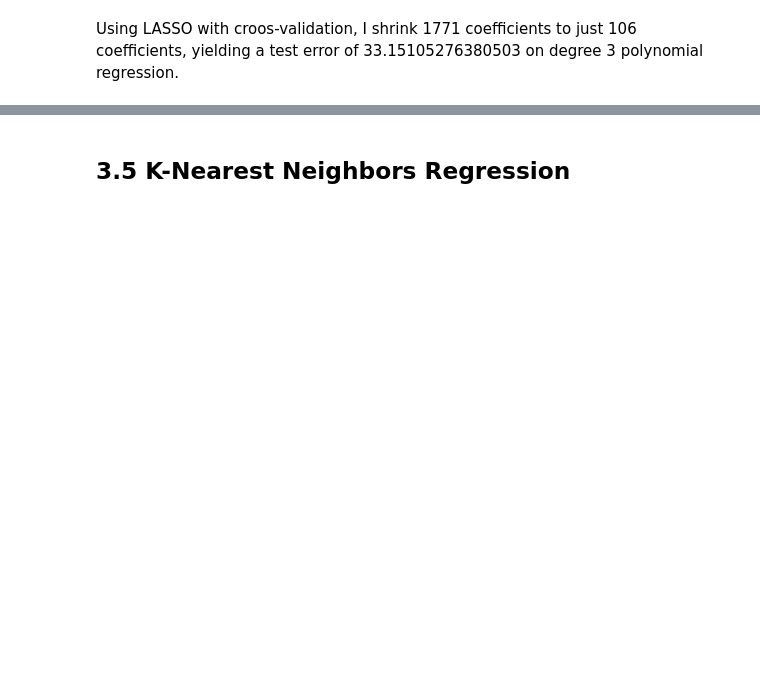
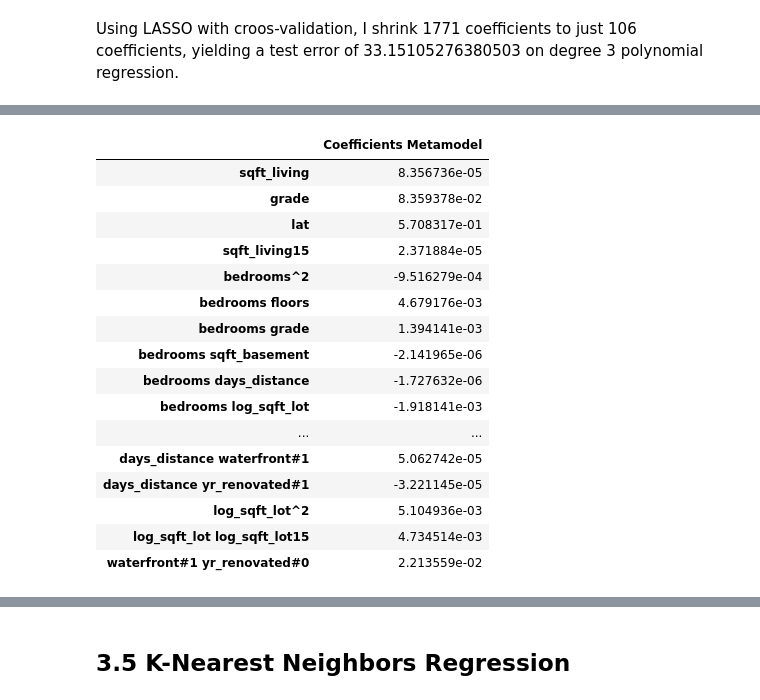
Before and after one commit to CoolGIRLCOCO/Kaggle-Examples, a Jupyter notebook: Apply Regression Methods on House Prices Prediction(Part 2).ipynb, the cells around one changed output, grey strips where cells are left out. Drawn from its saved outputs; the diff is of its cells as text; code cells hidden in the pictures; blank space fills up the shorter version.

```diff
--- a/Apply Regression Methods on House Prices Prediction(Part 2).ipynb
+++ b/Apply Regression Methods on House Prices Prediction(Part 2).ipynb
@@ -742,2 +810,75 @@ R2 is: 0.7878939377604451
 # %% [markdown]
 Using LASSO with croos-validation, I shrink 1771 coefficients to just 106 coefficients, yielding a test error of 33.15105276380503 on degree 3 polynomial regression.
+# %%
+from sklearn.linear_model import LinearRegression
+from sklearn.model_selection import train_test_split
+from sklearn.linear_model import Ridge, RidgeCV, Lasso, LassoCV
+from sklearn.linear_model import (RandomizedLasso, LassoLarsCV)
+from sklearn.preprocessing import PolynomialFeatures
+from sklearn.preprocessing import PolynomialFeatures
+
+######################### 5-FOLD CV applied on degree 3 polynomial regression model #########################
+
+data = pd.read_csv('kc_house_data_after_data_preparation.csv')
+data.shape#21610 x 20
+# Create dummy variables for categorical variables
+categorial_cols = ['waterfront', 'yr_renovated']
+
+for cc in categorial_cols:
+    dummies = pd.get_dummies(data[cc], drop_first=False)
+    dummies = dummies.add_prefix("{}#".format(cc))
+    data.drop(cc, axis=1, inplace=True)
+    data = data.join(dummies)
+data = data.drop(["Unnamed: 0"],axis = 1)
+data.dtypes.index
+
+traindata, testdata = train_test_split(data, random_state=0,train_size = 0.8)
+
+
+feature_Poly = ['bedrooms', 'bathrooms', 'sqft_living', 'floors', 'view',
+       'condition', 'grade', 'sqft_above', 'sqft_basement', 'yr_built', 'lat',
+       'long', 'sqft_living15', 'days_distance', 'log_sqft_lot',
+       'log_sqft_lot15', 'waterfront#0', 'waterfront#1', 'yr_renovated#0',
+       'yr_renovated#1']
+poly = PolynomialFeatures(degree=2)
+X_train_poly = poly.fit_transform(traindata.as_matrix(columns = feature_Poly))
+X_test_poly = poly.fit_transform(testdata.as_matrix(columns = feature_Poly))
+y_train = traindata.as_matrix(columns = ['log(price)'])
+y_test = testdata.as_matrix(columns = ['log(price)'])
+X_poly_feature_name = poly.get_feature_names(feature_Poly)
+#print(X_poly_feature_name)
+len(X_poly_feature_name)#1771
+
+df_poly = pd.DataFrame(X_train_poly, columns=X_poly_feature_name)
+#print(df_poly.head())
+
+model1 = LassoCV(cv=5,verbose=0,normalize=True,eps=0.001,n_alphas=100, tol=0.0001,max_iter=5000)
+model1.fit(X_train_poly,y_train)
+exp_y_pred = np.exp(model1.predict(X_test_poly))
+exp_y_test = np.exp(y_test)
+
+
+RMSE1=np.sqrt(mean_squared_error(exp_y_pred,exp_y_test))
+
+print('best Lambda is: ' ,model1.alpha_) # get the best alpha
+#print 'number of non zero weigths is: ' ,np.count_nonzero(model.coef_) # number of non zero weights
+print('test error (RMSE) is:' ,RMSE1)
+
+#exp_y_pred
+#exp_y_test
+exp_y_test2=np.asarray([x[0] for x in exp_y_test])
+
+SS_Residual = sum((exp_y_pred-exp_y_test2)**2)
+SS_Total = sum((exp_y_test2-np.mean(exp_y_test2))**2)
+R2TestLASSO = 1 - SS_Residual/SS_Total
+#print('R2 is:', ridgeCV.score(X_test_poly, testdata.as_matrix(columns = ['log(price)'])))
+print('R2 is:', R2TestLASSO)
+
+rmse_5Fold_lasso_poly2 = RMSE1
+r2_5Fold_lasso_poly2 = R2TestLASSO
+
+coeff1 = pd.DataFrame(model1.coef_,index=df_poly.columns, columns=['Coefficients Metamodel'])
+
+#Printing only the non-zero coefficients of the metamodel
+coeff1[coeff1['Coefficients Metamodel']!=0]
+# %% [output]
@@ -743,0 +888,17 @@ Using LASSO with croos-validation, I shrink 1771 coefficients to just 106 coeffi
+|  | Coefficients Metamodel |
+| sqft_living | 8.356736e-05 |
+| grade | 8.359378e-02 |
+| lat | 5.708317e-01 |
+| sqft_living15 | 2.371884e-05 |
+| bedrooms^2 | -9.516279e-04 |
+| bedrooms floors | 4.679176e-03 |
+| bedrooms grade | 1.394141e-03 |
+| bedrooms sqft_basement | -2.141965e-06 |
+| bedrooms days_distance | -1.727632e-06 |
+| bedrooms log_sqft_lot | -1.918141e-03 |
+| ... | ... |
+| days_distance waterfront#1 | 5.062742e-05 |
+| days_distance yr_renovated#1 | -3.221145e-05 |
+| log_sqft_lot^2 | 5.104936e-03 |
+| log_sqft_lot log_sqft_lot15 | 4.734514e-03 |
+| waterfront#1 yr_renovated#0 | 2.213559e-02 |
```
Also changed, not shown: parts of 23 cells of this notebook.
